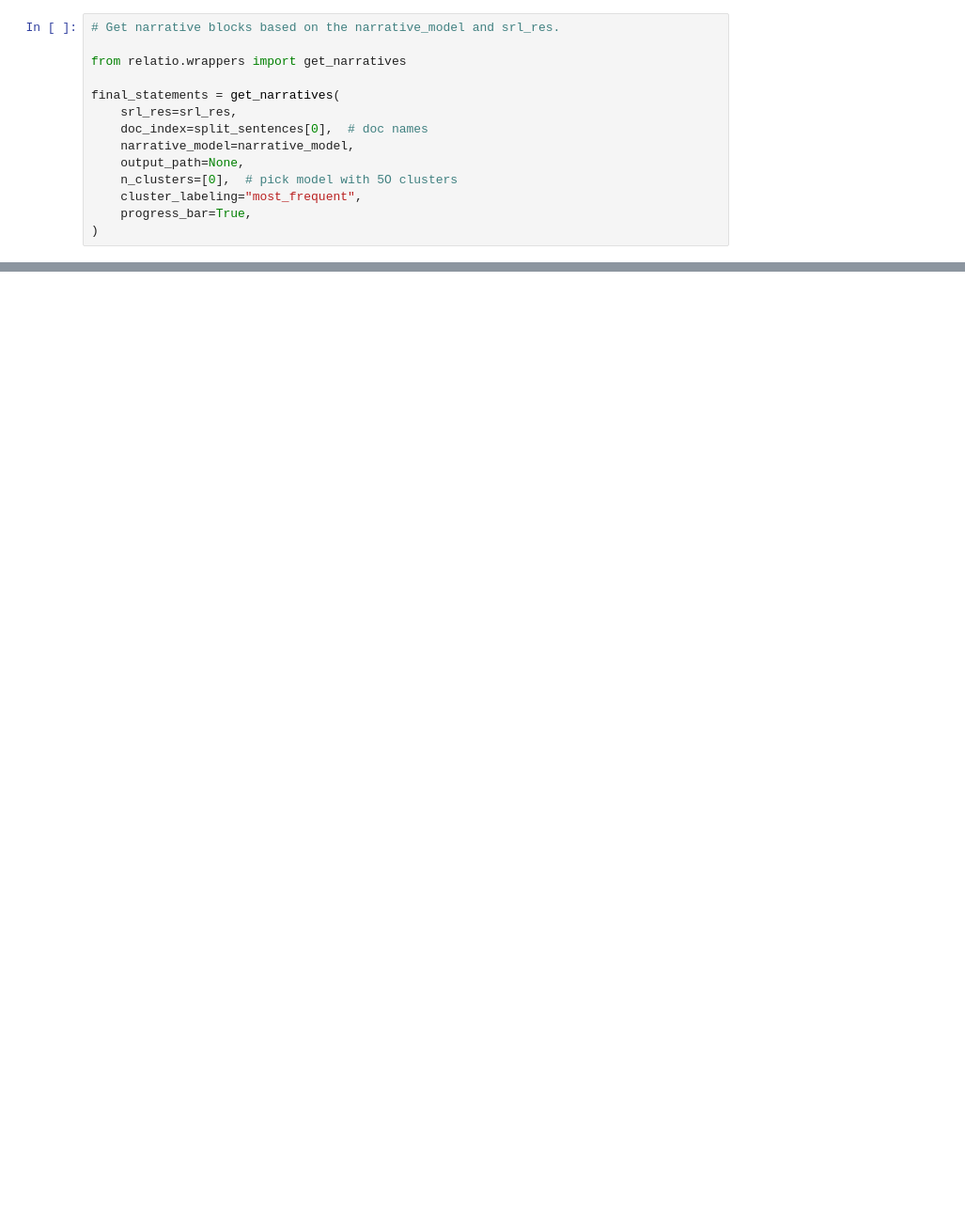
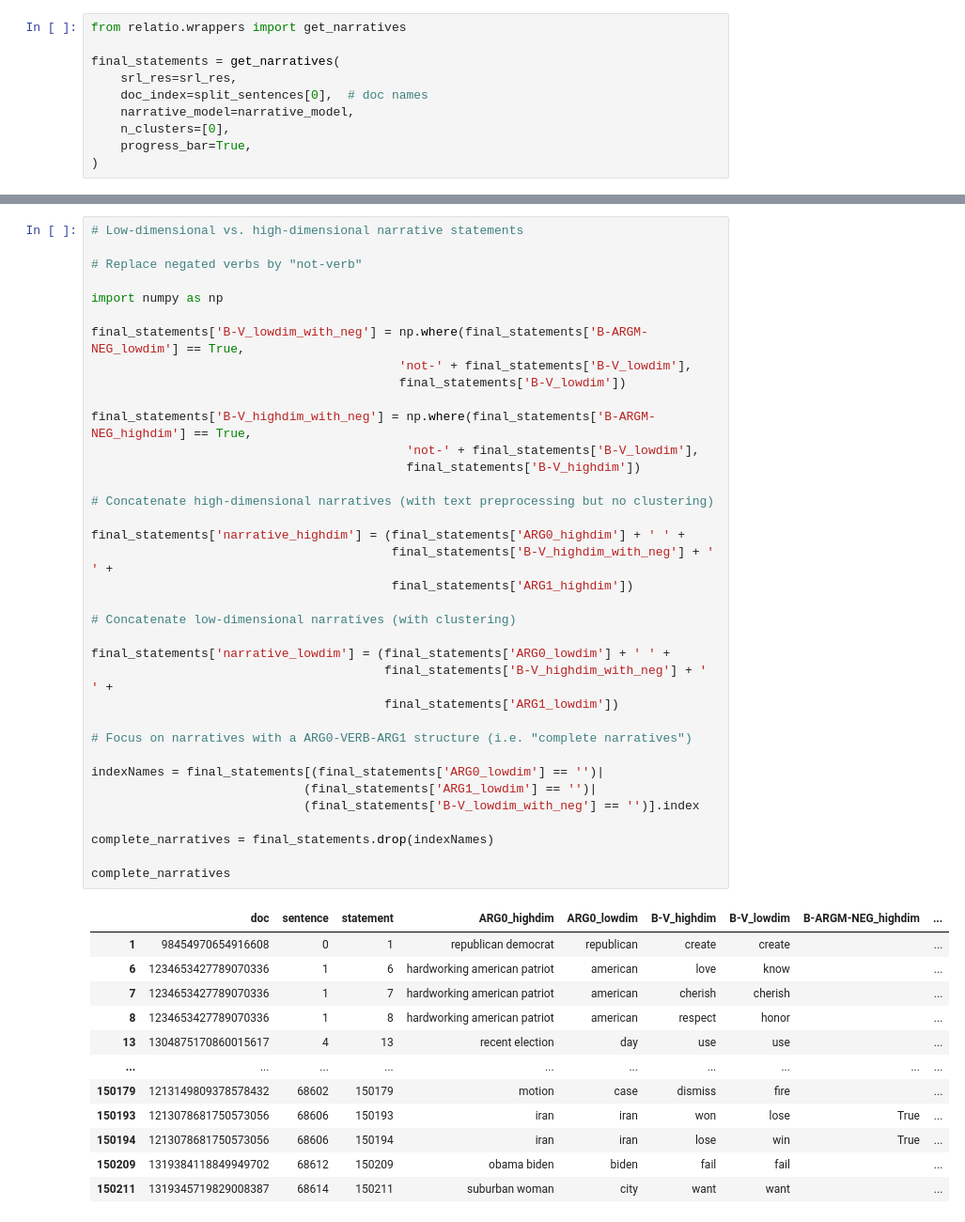
Before and after one commit to relatio-nlp/relatio, a Jupyter notebook: tutorial/tutorial.ipynb, the cells around one changed output, grey strips where cells are left out. Shown at 94% size. Cells and saved outputs as stored; diff of their text form; blank space fills up the shorter version.

```diff
--- a/tutorial/tutorial.ipynb
+++ b/tutorial/tutorial.ipynb
@@ -70,14 +255,10 @@ narrative_model = build_narrative_model(
 # %%
-# Get narrative blocks based on the narrative_model and srl_res.
-
 from relatio.wrappers import get_narratives
 
 final_statements = get_narratives(
     srl_res=srl_res,
     doc_index=split_sentences[0],  # doc names
     narrative_model=narrative_model,
-    output_path=None,
-    n_clusters=[0],  # pick model with 5O clusters
-    cluster_labeling="most_frequent",
+    n_clusters=[0],
     progress_bar=True,
 )
@@ -83,0 +406,49 @@ final_statements = get_narratives(
+# %%
+# Low-dimensional vs. high-dimensional narrative statements
+
+# Replace negated verbs by "not-verb"
+
+import numpy as np
+
+final_statements['B-V_lowdim_with_neg'] = np.where(final_statements['B-ARGM-NEG_lowdim'] == True,
+                                          'not-' + final_statements['B-V_lowdim'],
+                                          final_statements['B-V_lowdim'])
+
+final_statements['B-V_highdim_with_neg'] = np.where(final_statements['B-ARGM-NEG_highdim'] == True,
+                                           'not-' + final_statements['B-V_lowdim'],
+                                           final_statements['B-V_highdim'])
+
+# Concatenate high-dimensional narratives (with text preprocessing but no clustering)
+
+final_statements['narrative_highdim'] = (final_statements['ARG0_highdim'] + ' ' +
+                                         final_statements['B-V_highdim_with_neg'] + ' ' +
+                                         final_statements['ARG1_highdim'])
+
+# Concatenate low-dimensional narratives (with clustering)
+
+final_statements['narrative_lowdim'] = (final_statements['ARG0_lowdim'] + ' ' +
+                                        final_statements['B-V_highdim_with_neg'] + ' ' +
+                                        final_statements['ARG1_lowdim'])
+
+# Focus on narratives with a ARG0-VERB-ARG1 structure (i.e. "complete narratives")
+
+indexNames = final_statements[(final_statements['ARG0_lowdim'] == '')|
+                             (final_statements['ARG1_lowdim'] == '')|
+                             (final_statements['B-V_lowdim_with_neg'] == '')].index
+
+complete_narratives = final_statements.drop(indexNames)
+
+complete_narratives
+# %% [output]
+|  | doc | sentence | statement | ARG0_highdim | ARG0_lowdim | B-V_highdim | B-V_lowdim | B-ARGM-NEG_highdim | ... |
+| 1 | 98454970654916608 | 0 | 1 | republican democrat | republican | create | create |  | ... |
+| 6 | 1234653427789070336 | 1 | 6 | hardworking american patriot | american | love | know |  | ... |
+| 7 | 1234653427789070336 | 1 | 7 | hardworking american patriot | american | cherish | cherish |  | ... |
+| 8 | 1234653427789070336 | 1 | 8 | hardworking american patriot | american | respect | honor |  | ... |
+| 13 | 1304875170860015617 | 4 | 13 | recent election | day | use | use |  | ... |
+| ... | ... | ... | ... | ... | ... | ... | ... | ... | ... |
+| 150179 | 1213149809378578432 | 68602 | 150179 | motion | case | dismiss | fire |  | ... |
+| 150193 | 1213078681750573056 | 68606 | 150193 | iran | iran | won | lose | True | ... |
+| 150194 | 1213078681750573056 | 68606 | 150194 | iran | iran | lose | win | True | ... |
+| 150209 | 1319384118849949702 | 68612 | 150209 | obama biden | biden | fail | fail |  | ... |
+| 150211 | 1319345719829008387 | 68614 | 150211 | suburban woman | city | want | want |  | ... |
```
Also changed, not shown: parts of 28 cells of this notebook, 2 other files.
